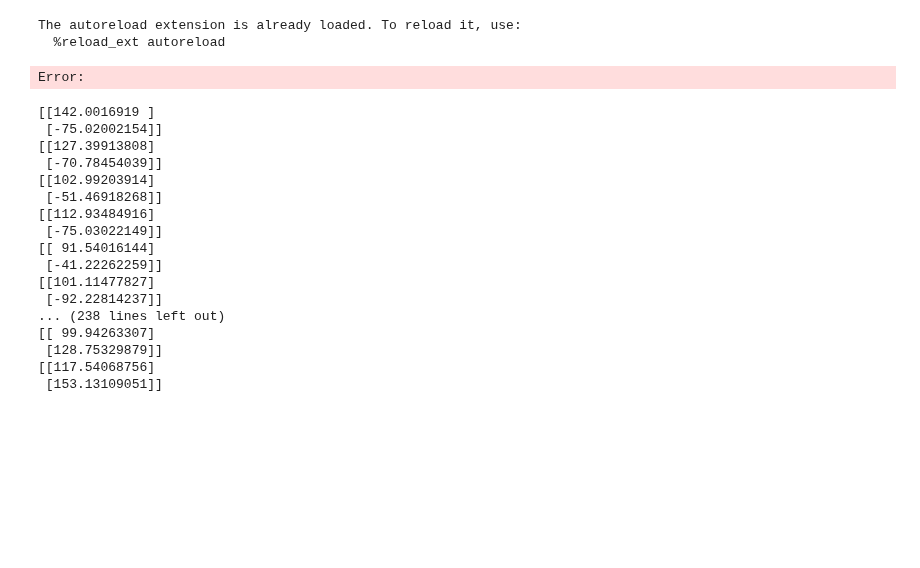
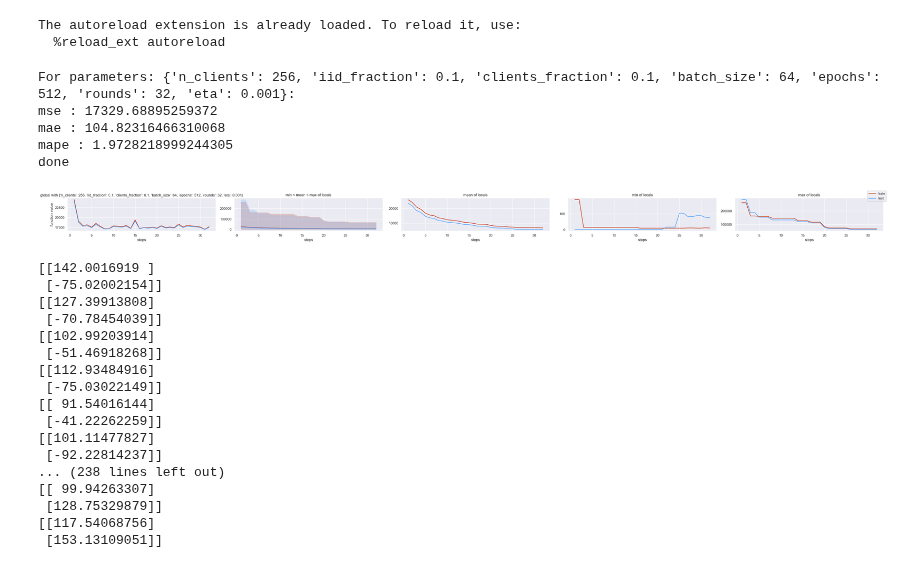
Before and after one commit to locllos/felere, a Jupyter notebook: source/playground.ipynb, the cells around one changed output. Drawn from its saved outputs; the diff is of its cells as text; code cells hidden in the pictures; blank space fills up the shorter version.

Commit message:
threadpooled

```diff
--- a/source/playground.ipynb
+++ b/source/playground.ipynb
@@ -106,42 +101,50 @@ from common.reducers import mean, max, min
 # %% [output]
 The autoreload extension is already loaded. To reload it, use:
   %reload_ext autoreload
+# %%
+threadpool = None
 # %%
 parameters = {
-  "n_clients" : [64],
-  "iid_fraction" : [0.3],
+  "n_clients" : [256],
+  "iid_fraction" : [0.1],
   "clients_fraction": [0.1],
-  "batch_size": [64, 128],
-  "epochs": [512, 1024], # 16, 64,
+  "batch_size": [64],
+  "epochs": [512], # 16, 64,
   "rounds": [32],
   "eta": [1e-3], # , 1e-2
 }
 metrics = {
   "mse" : mean_squared_error,
   "mae" : mean_absolute_error,
   "mape" : mean_absolute_percentage_error
 }
 
 pipeline = Pipeline(
   function=function,
   optimizer=FederatedAveraging,
   metrics=metrics,
   parameters=parameters,
   distributor=distributor,
   X=X,
   y=y,
   executor=threadpool
 )
 
 best, best_params = pipeline.run(
   choose_best_by="mae",
   show_history=True,
   scaled=False,
   reducers=[mean(), min(), max()]
 )
+
 print("done")
 # %% [output]
-Error:
+For parameters: {'n_clients': 256, 'iid_fraction': 0.1, 'clients_fraction': 0.1, 'batch_size': 64, 'epochs': 512, 'rounds': 32, 'eta': 0.001}:
+mse : 17329.68895259372
+mae : 104.82316466310068
+mape : 1.9728218999244305
+done
+[figure, added]
 # %%
 [print(client.function.weights()) for client in best.clients]
 best.server.function.weights()
```
Also changed, not shown: parts of 2 cells of this notebook, 3 other files.
